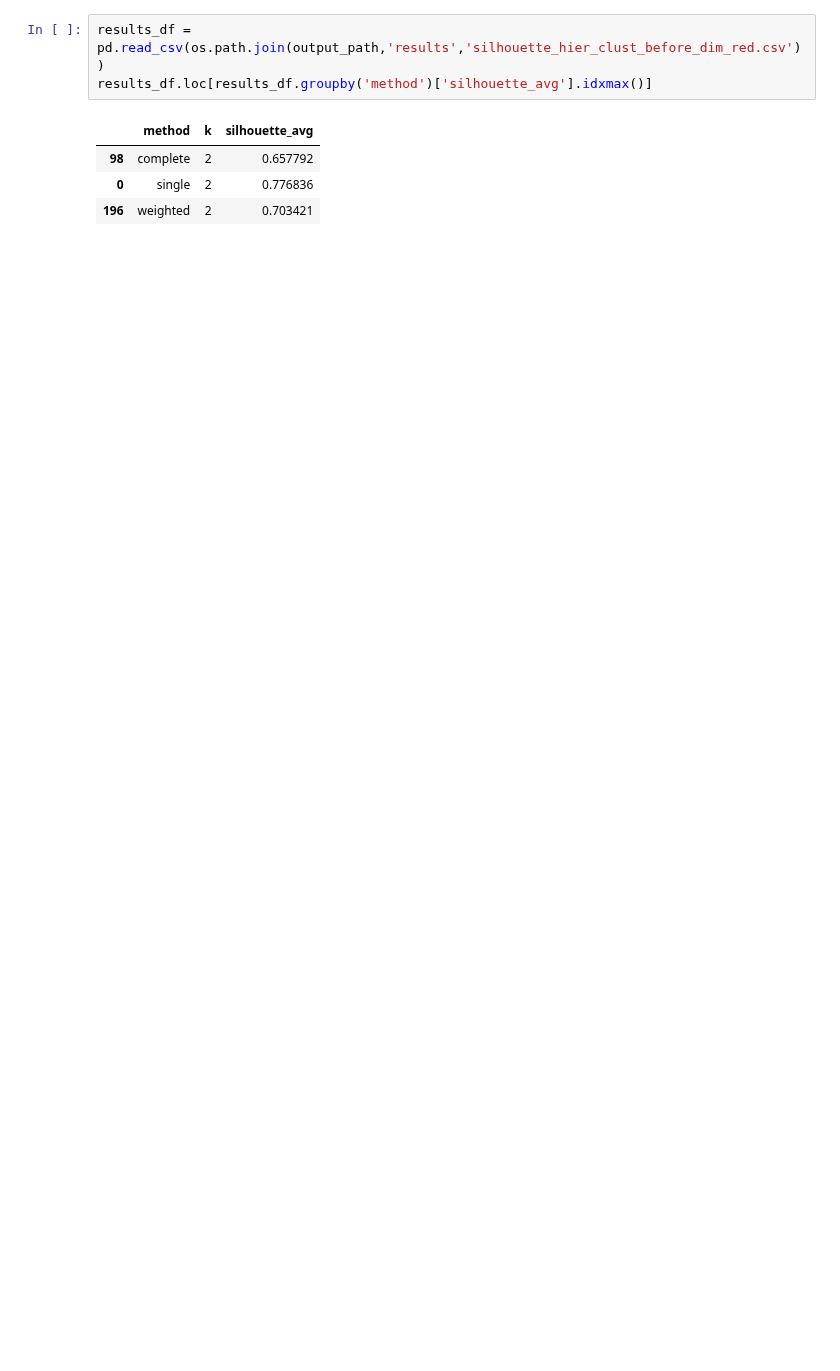
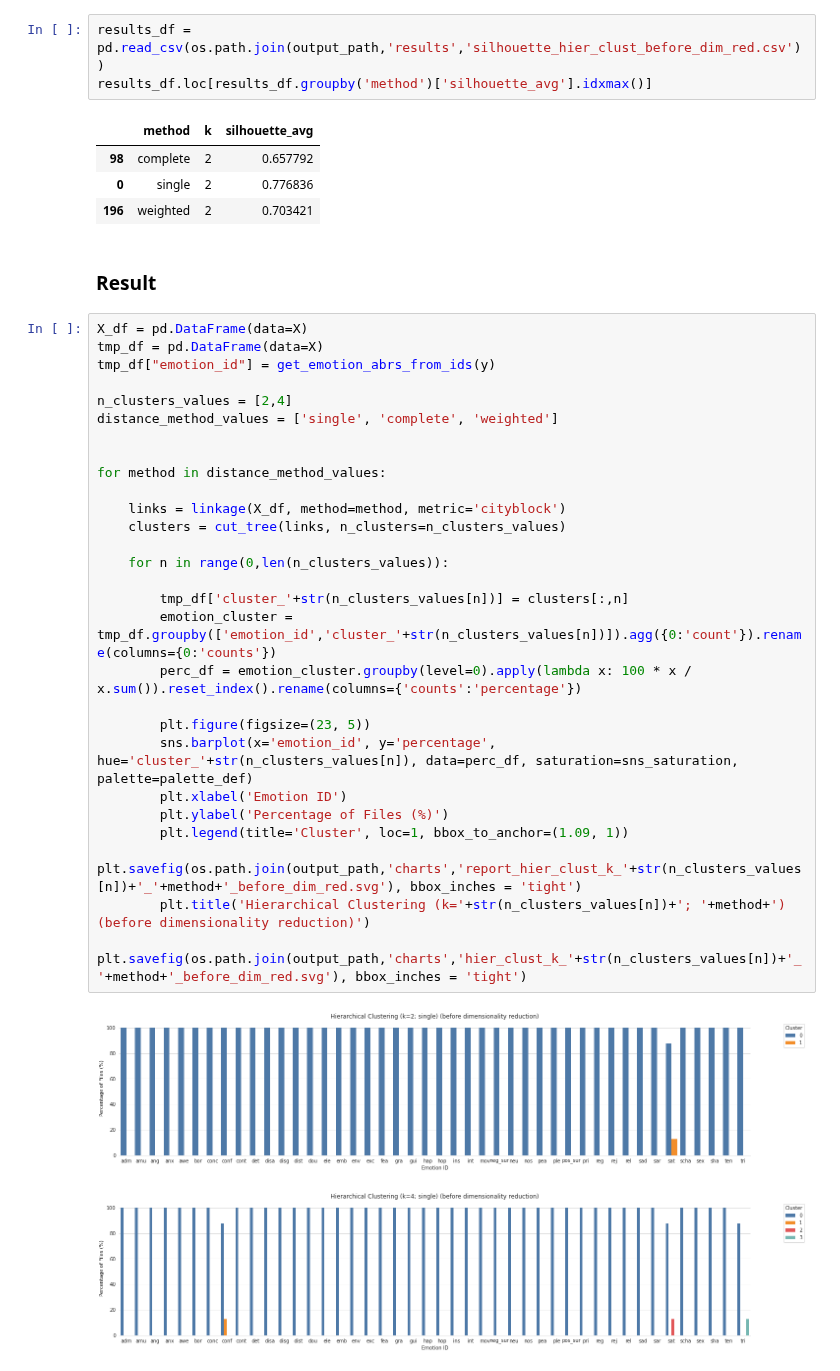
Before and after one commit to timlac/quan-machine-learning, a Jupyter notebook: notebooks/functionals/unsupervised_learning/video_data_clustering.ipynb, the cells around one changed output. Saved outputs shown, nothing was run; the diff lists cells and outputs as text; blank space fills up the shorter version.

```diff
--- a/notebooks/functionals/unsupervised_learning/video_data_clustering.ipynb
+++ b/notebooks/functionals/unsupervised_learning/video_data_clustering.ipynb
@@ -338,3 +372,36 @@ results_df.loc[results_df.groupby('method')['silhouette_avg'].idxmax()]
 | 98 | complete | 2 | 0.657792 |
 | 0 | single | 2 | 0.776836 |
 | 196 | weighted | 2 | 0.703421 |
+# %% [markdown]
+### Result
+# %%
+X_df = pd.DataFrame(data=X)
+tmp_df = pd.DataFrame(data=X)
+tmp_df["emotion_id"] = get_emotion_abrs_from_ids(y)
+
+n_clusters_values = [2,4]
+distance_method_values = ['single', 'complete', 'weighted']
+
+
+for method in distance_method_values:
+
+    links = linkage(X_df, method=method, metric='cityblock')
+    clusters = cut_tree(links, n_clusters=n_clusters_values)
+
+    for n in range(0,len(n_clusters_values)):
+
+        tmp_df['cluster_'+str(n_clusters_values[n])] = clusters[:,n]
+        emotion_cluster = tmp_df.groupby(['emotion_id','cluster_'+str(n_clusters_values[n])]).agg({0:'count'}).rename(columns={0:'counts'})
+        perc_df = emotion_cluster.groupby(level=0).apply(lambda x: 100 * x / x.sum()).reset_index().rename(columns={'counts':'percentage'})
+
+        plt.figure(figsize=(23, 5))
+        sns.barplot(x='emotion_id', y='percentage', hue='cluster_'+str(n_clusters_values[n]), data=perc_df, saturation=sns_saturation, palette=palette_def)
+        plt.xlabel('Emotion ID')
+        plt.ylabel('Percentage of Files (%)')
+        plt.legend(title='Cluster', loc=1, bbox_to_anchor=(1.09, 1))
+        plt.savefig(os.path.join(output_path,'charts','report_hier_clust_k_'+str(n_clusters_values[n])+'_'+method+'_before_dim_red.svg'), bbox_inches = 'tight')
+        plt.title('Hierarchical Clustering (k='+str(n_clusters_values[n])+'; '+method+') (before dimensionality reduction)')
+        plt.savefig(os.path.join(output_path,'charts','hier_clust_k_'+str(n_clusters_values[n])+'_'+method+'_before_dim_red.svg'), bbox_inches = 'tight')
+# %% [output]
+[figure, added]
+[figure, added]
```
Also changed, not shown: parts of 8 cells of this notebook, 6 other files.
